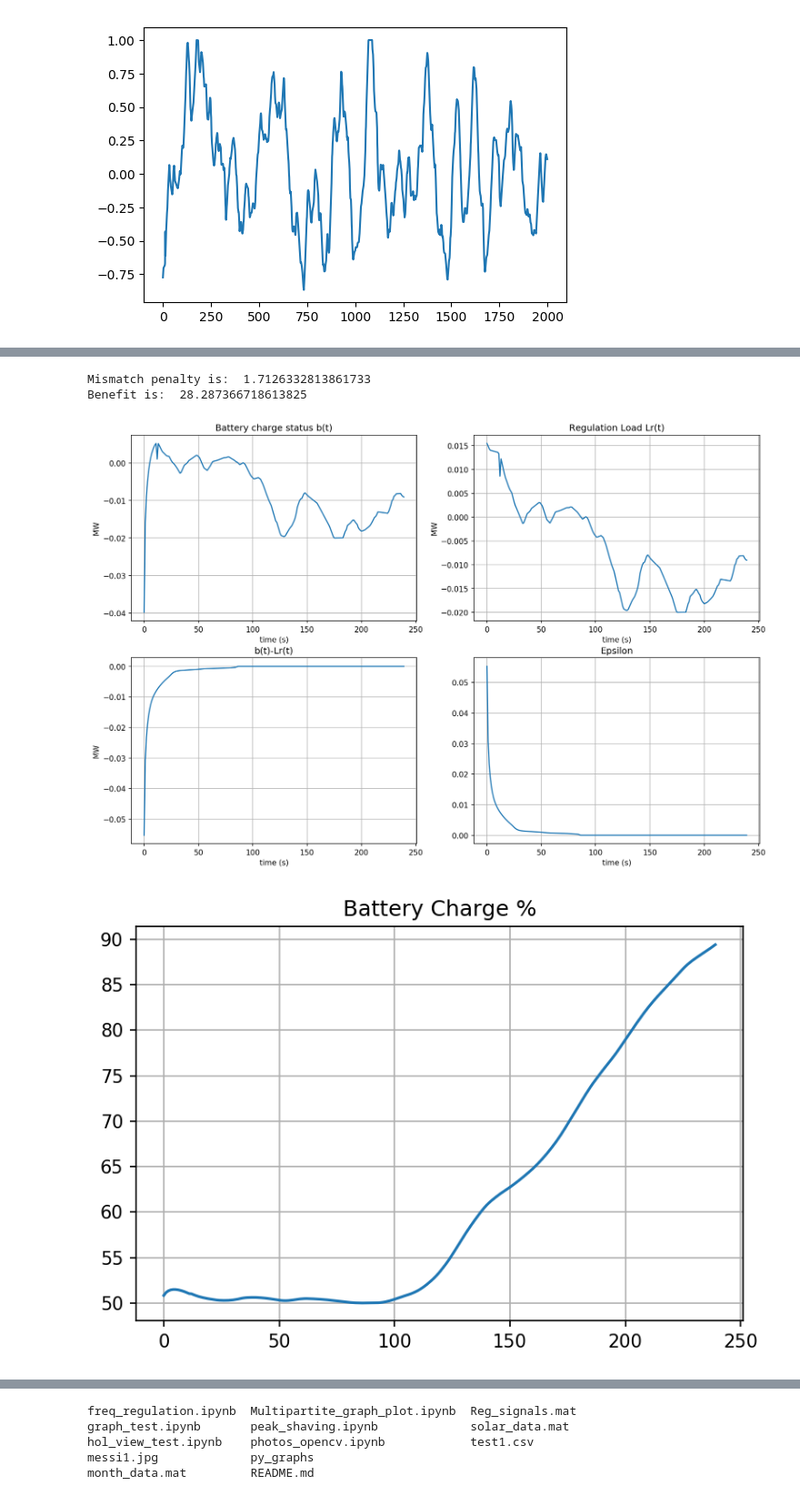
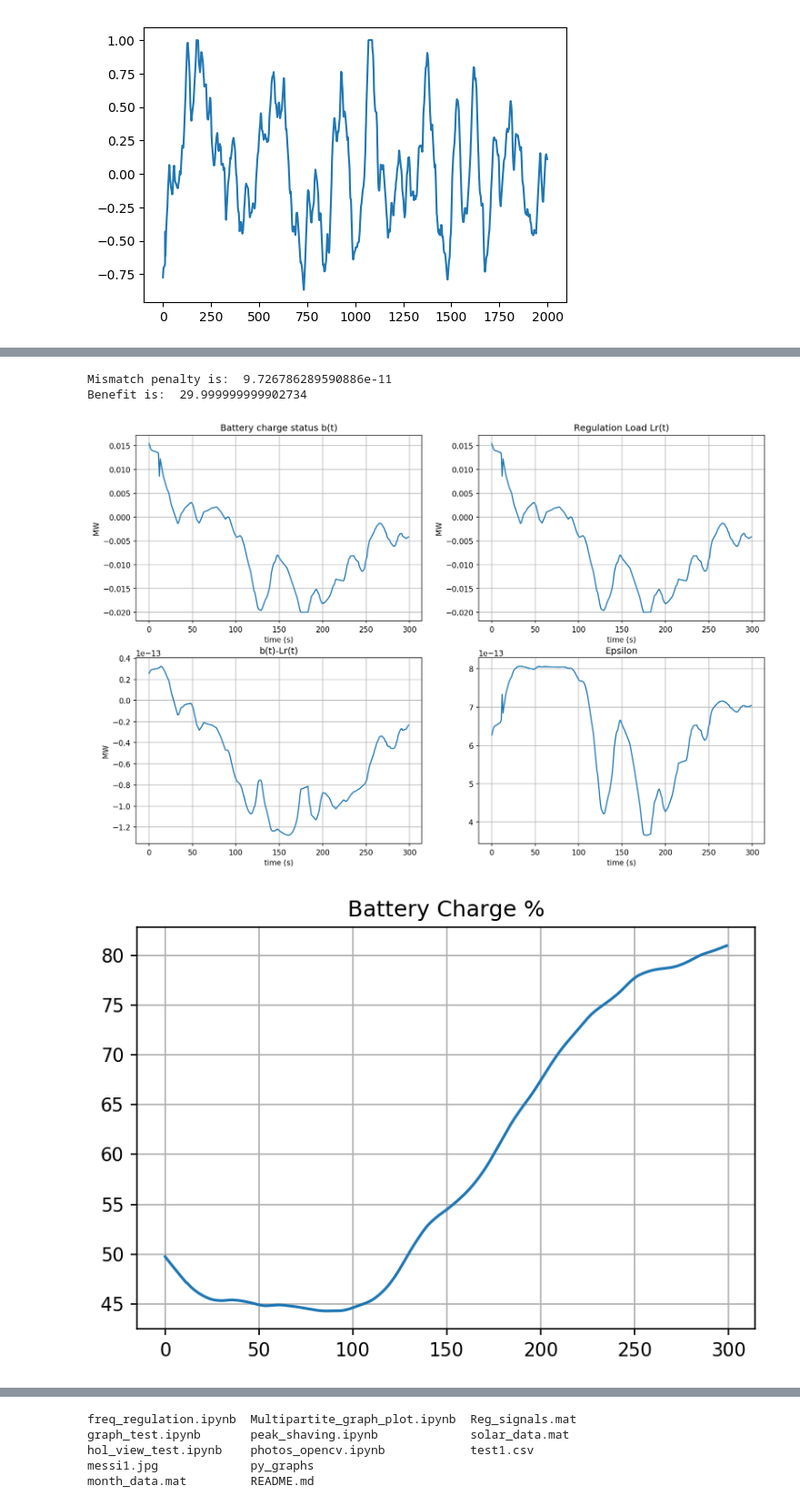
Before and after one commit to Thanosro/py_graphs, a Jupyter notebook: freq_regulation.ipynb, the cells around one changed output, grey strips where cells are left out. Shown at 91% size. Drawn from its saved outputs; the diff is of its cells as text; code cells hidden in the pictures.

```diff
--- a/freq_regulation.ipynb
+++ b/freq_regulation.ipynb
@@ -41,17 +41,19 @@ plt.show()
 [figure]
 # %%
 # mobile ESS parameters
-T = 240;
+T = 300;
 # T = np.shape(regD_ar)[0]
 # T = 5;
 L = 0.02; # MW
 E_max = L*T
 # E_max = L
-P_max = E_max
+# P_max = E_max
+P_max = 2*L
 # charge is denoted by negative sign
-E_init = -E_max/2
+E_init = 0.5*E_max
+# E_init = regD[0]
 # E_init = 0
-assert E_init <=0, "E_init is positive"
+# assert E_init <=0, "E_init is positive"
 lam_c = 50; # $/MWh
 lam_mis = 5 # $/MWh
 regD = -regD_ar[0:T]
@@ -116,8 +118,8 @@ serv_ben = lam_c*L*30 - mis_pen # each 10 time intervals correspond to an hour
 print("Mismatch penalty is: ",mis_pen)
 print("Benefit is: ",serv_ben)
 # %% [output]
-Mismatch penalty is:  1.7126332813861733
-Benefit is:  28.287366718613825
+Mismatch penalty is:  9.726786289590886e-11
+Benefit is:  29.999999999902734
 # %%
 fig = plt.figure(200, dpi=150)
 fig.subplots_adjust(hspace=0.2, wspace=0.2)
@@ -125,6 +127,7 @@ fig.set_figheight(10)
 fig.set_figwidth(15)
 plt.subplot(221)
 plt.plot(Bt.value)
+# plt.bar(range(len(Bt.value)),Bt.value)
 plt.xlabel('time (s)')
 plt.ylabel('MW')
 plt.title('Battery charge status b(t)')
@@ -153,15 +156,15 @@ plt.grid(True)
 
 plt.show()
 # %% [output]
-[figure, old version]
+[figure, new version]
 # %%
 plt.figure(400, dpi=150)#, facecolor='w', edgecolor='k')
 # plt.plot(Bt.value)
 # plt.plot(Bt.value-L*regD)
-plt.plot((100/E_max)*(-E_init + np.cumsum(-Bt.value)))
+plt.plot((100/E_max)*(np.cumsum(-Bt.value) + E_init))
 plt.title('Battery Charge %')
 plt.grid(True)
 plt.show()
 # %% [output]
-[figure, old version]
+[figure, new version]
 # %%
```
Also changed, not shown: parts of 7 cells of this notebook.
